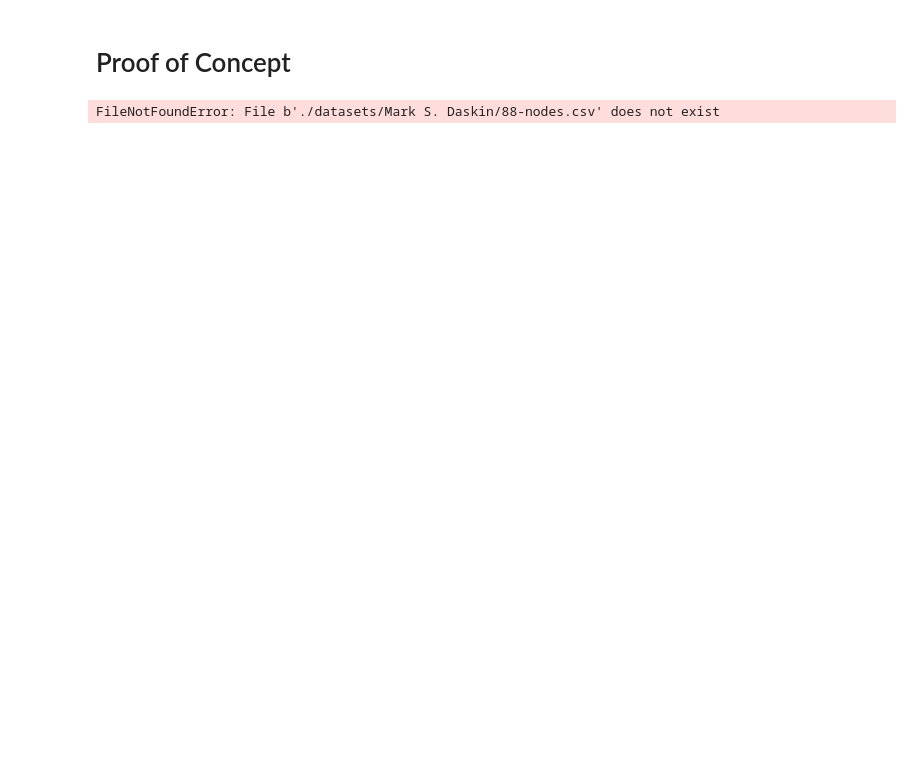
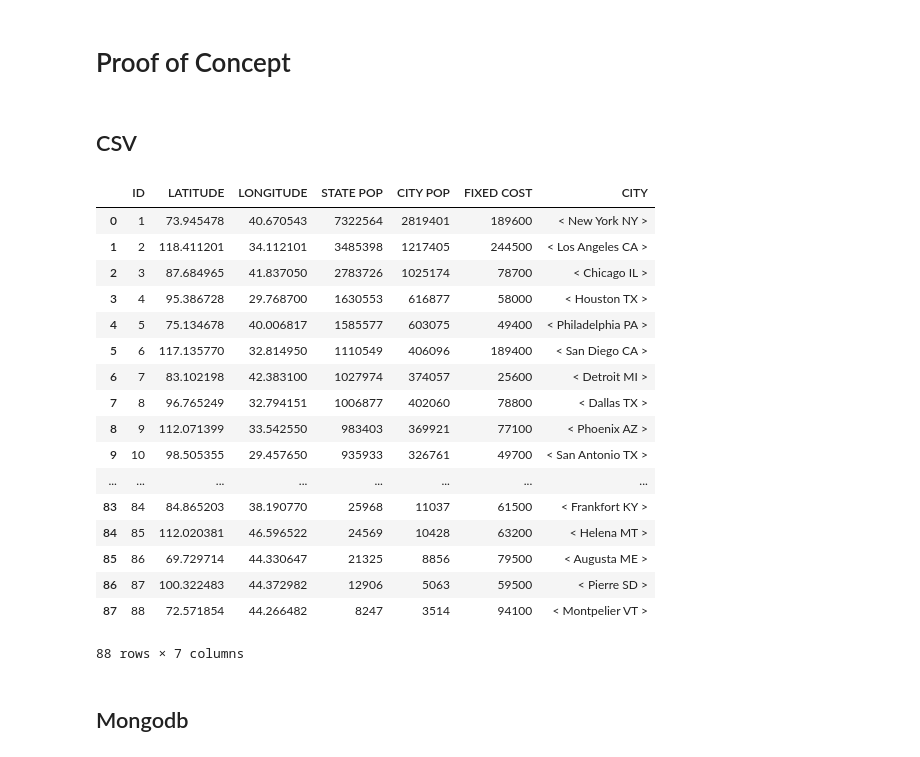
Before and after one commit to xNok/OR_NETWORK-AND-DISCRETE-LOCATION, a Jupyter notebook: POC.ipynb, the cells around one changed output. Cells and saved outputs as stored; diff of their text form; code cells hidden in the pictures; blank space fills up the shorter version.

```diff
--- a/POC.ipynb
+++ b/POC.ipynb
@@ -3,6 +3,8 @@ Proof of Concept
 ===
 # %%
 import PythonLib
+# %% [markdown]
+## CSV
 # %%
 import pandas as pd
 
@@ -10,8 +12,29 @@ author= "Mark S. Daskin"
 
 dataset="88-nodes.csv"
 
-dataset_file = "./datasets/" + author + "/" + dataset
+dataset_file = "./Datasets/" + author + "/" + dataset
 
 data = pd.read_csv(dataset_file)
-# %% [output]
-FileNotFoundError: File b'./datasets/Mark S. Daskin/88-nodes.csv' does not exist
+# %%
+data
+# %% [output]
+|  | ID | LATITUDE | LONGITUDE | STATE POP | CITY POP | FIXED COST | CITY |
+| 0 | 1 | 73.945478 | 40.670543 | 7322564 | 2819401 | 189600 | < New York NY > |
+| 1 | 2 | 118.411201 | 34.112101 | 3485398 | 1217405 | 244500 | < Los Angeles CA > |
+| 2 | 3 | 87.684965 | 41.837050 | 2783726 | 1025174 | 78700 | < Chicago IL > |
+| 3 | 4 | 95.386728 | 29.768700 | 1630553 | 616877 | 58000 | < Houston TX > |
+| 4 | 5 | 75.134678 | 40.006817 | 1585577 | 603075 | 49400 | < Philadelphia PA > |
+| 5 | 6 | 117.135770 | 32.814950 | 1110549 | 406096 | 189400 | < San Diego CA > |
+| 6 | 7 | 83.102198 | 42.383100 | 1027974 | 374057 | 25600 | < Detroit MI > |
+| 7 | 8 | 96.765249 | 32.794151 | 1006877 | 402060 | 78800 | < Dallas TX > |
+| 8 | 9 | 112.071399 | 33.542550 | 983403 | 369921 | 77100 | < Phoenix AZ > |
+| 9 | 10 | 98.505355 | 29.457650 | 935933 | 326761 | 49700 | < San Antonio TX > |
+| ... | ... | ... | ... | ... | ... | ... | ... |
+| 83 | 84 | 84.865203 | 38.190770 | 25968 | 11037 | 61500 | < Frankfort KY > |
+| 84 | 85 | 112.020381 | 46.596522 | 24569 | 10428 | 63200 | < Helena MT > |
+| 85 | 86 | 69.729714 | 44.330647 | 21325 | 8856 | 79500 | < Augusta ME > |
+| 86 | 87 | 100.322483 | 44.372982 | 12906 | 5063 | 59500 | < Pierre SD > |
+| 87 | 88 | 72.571854 | 44.266482 | 8247 | 3514 | 94100 | < Montpelier VT > |
+88 rows × 7 columns
+# %% [markdown]
+## Mongodb
```
Also changed, not shown: parts of 2 cells of this notebook, 3 other files.
